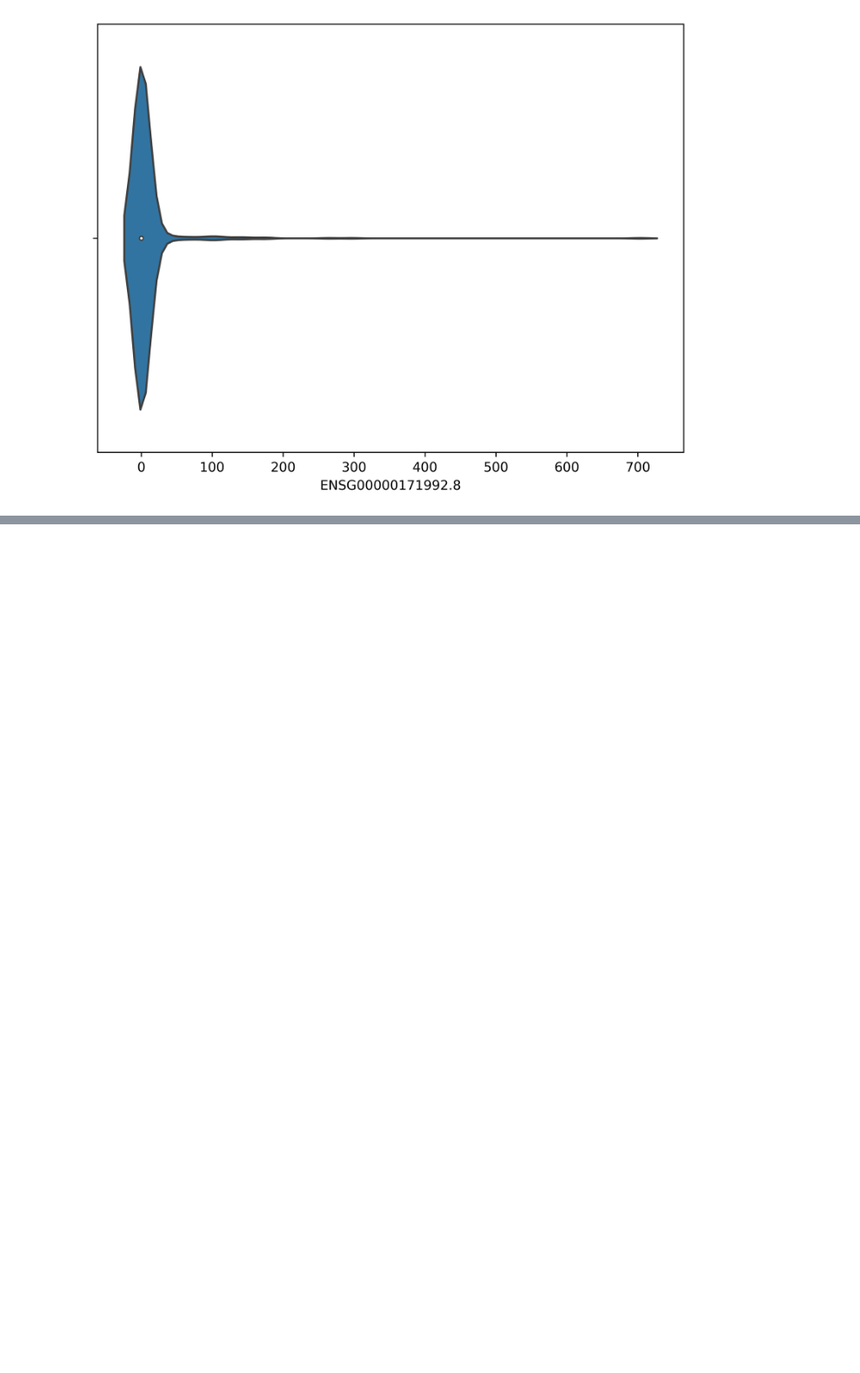
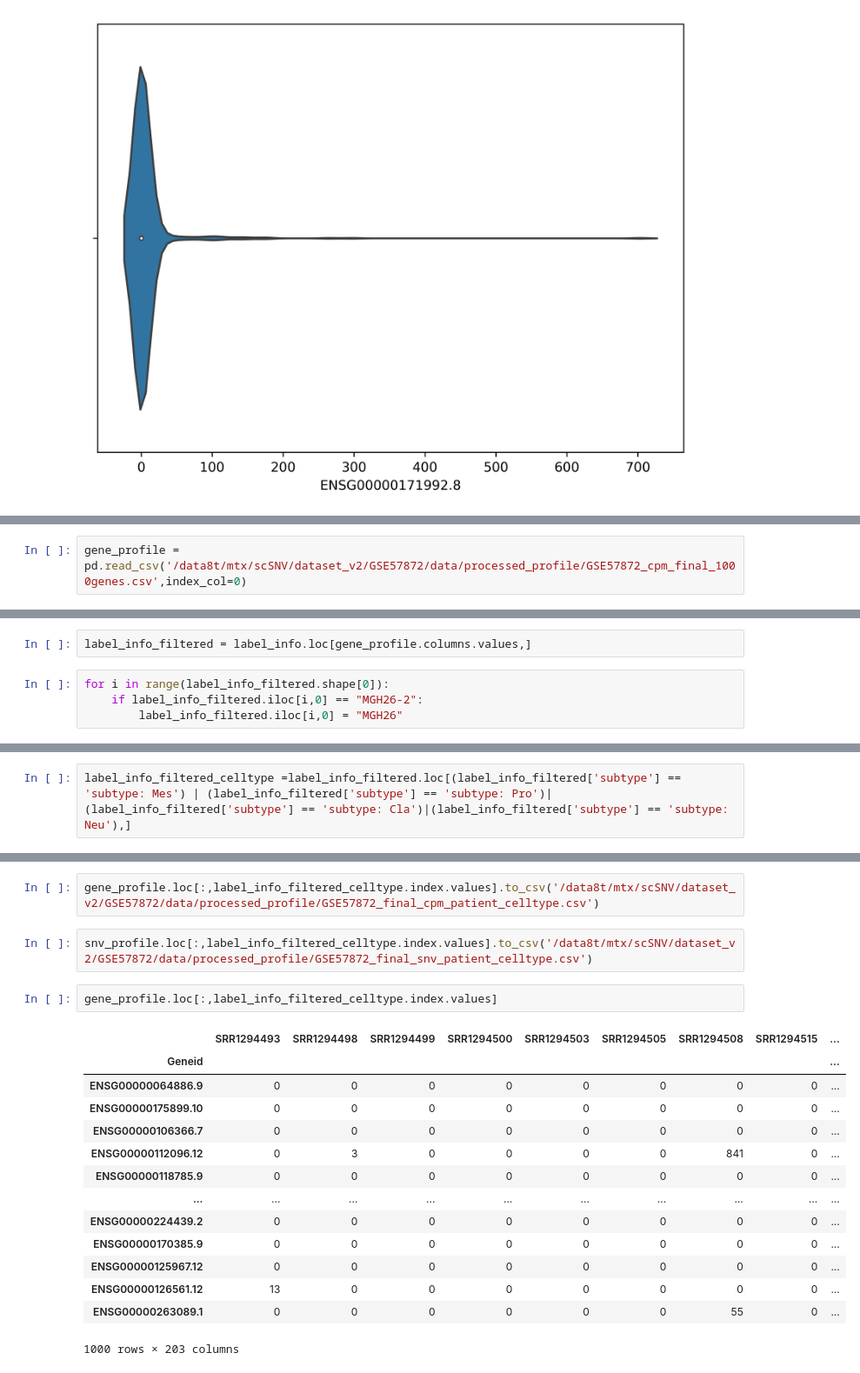
Before and after one commit to thu1911/snv, a Jupyter notebook: analysis/GSE57872_filter_ve_from_cpm.ipynb, the cells around one changed output, grey strips where cells are left out. Shown: that part at 87% size. Cells and saved outputs as stored; diff of their text form; blank space fills up the shorter version.

```diff
--- a/analysis/GSE57872_filter_ve_from_cpm.ipynb
+++ b/analysis/GSE57872_filter_ve_from_cpm.ipynb
@@ -83,0 +92,2 @@ ax = sns.violinplot(x=tmp["ENSG00000171992.8"])
+# %%
+gene_profile = pd.read_csv('/data8t/mtx/scSNV/dataset_v2/GSE57872/data/processed_profile/GSE57872_cpm_final_1000genes.csv',index_col=0)
@@ -83,0 +98,6 @@ ax = sns.violinplot(x=tmp["ENSG00000171992.8"])
+# %%
+label_info_filtered = label_info.loc[gene_profile.columns.values,]
+# %%
+for i in range(label_info_filtered.shape[0]):
+    if label_info_filtered.iloc[i,0] == "MGH26-2":
+        label_info_filtered.iloc[i,0] = "MGH26"
@@ -83,0 +208,2 @@ ax = sns.violinplot(x=tmp["ENSG00000171992.8"])
+# %%
+label_info_filtered_celltype =label_info_filtered.loc[(label_info_filtered['subtype'] == 'subtype: Mes') | (label_info_filtered['subtype'] == 'subtype: Pro')|(label_info_filtered['subtype'] == 'subtype: Cla')|(label_info_filtered['subtype'] == 'subtype: Neu'),]
@@ -83,0 +227,21 @@ ax = sns.violinplot(x=tmp["ENSG00000171992.8"])
+# %%
+gene_profile.loc[:,label_info_filtered_celltype.index.values].to_csv('/data8t/mtx/scSNV/dataset_v2/GSE57872/data/processed_profile/GSE57872_final_cpm_patient_celltype.csv')
+# %%
+snv_profile.loc[:,label_info_filtered_celltype.index.values].to_csv('/data8t/mtx/scSNV/dataset_v2/GSE57872/data/processed_profile/GSE57872_final_snv_patient_celltype.csv')
+# %%
+gene_profile.loc[:,label_info_filtered_celltype.index.values]
+# %% [output]
+|  | SRR1294493 | SRR1294498 | SRR1294499 | SRR1294500 | SRR1294503 | SRR1294505 | SRR1294508 | SRR1294515 | ... |
+| Geneid |  |  |  |  |  |  |  |  | ... |
+| ENSG00000064886.9 | 0 | 0 | 0 | 0 | 0 | 0 | 0 | 0 | ... |
+| ENSG00000175899.10 | 0 | 0 | 0 | 0 | 0 | 0 | 0 | 0 | ... |
+| ENSG00000106366.7 | 0 | 0 | 0 | 0 | 0 | 0 | 0 | 0 | ... |
+| ENSG00000112096.12 | 0 | 3 | 0 | 0 | 0 | 0 | 841 | 0 | ... |
+| ENSG00000118785.9 | 0 | 0 | 0 | 0 | 0 | 0 | 0 | 0 | ... |
+| ... | ... | ... | ... | ... | ... | ... | ... | ... | ... |
+| ENSG00000224439.2 | 0 | 0 | 0 | 0 | 0 | 0 | 0 | 0 | ... |
+| ENSG00000170385.9 | 0 | 0 | 0 | 0 | 0 | 0 | 0 | 0 | ... |
+| ENSG00000125967.12 | 0 | 0 | 0 | 0 | 0 | 0 | 0 | 0 | ... |
+| ENSG00000126561.12 | 13 | 0 | 0 | 0 | 0 | 0 | 0 | 0 | ... |
+| ENSG00000263089.1 | 0 | 0 | 0 | 0 | 0 | 0 | 55 | 0 | ... |
+1000 rows × 203 columns
```
Also changed, not shown: parts of 34 cells of this notebook, 5 other files.
